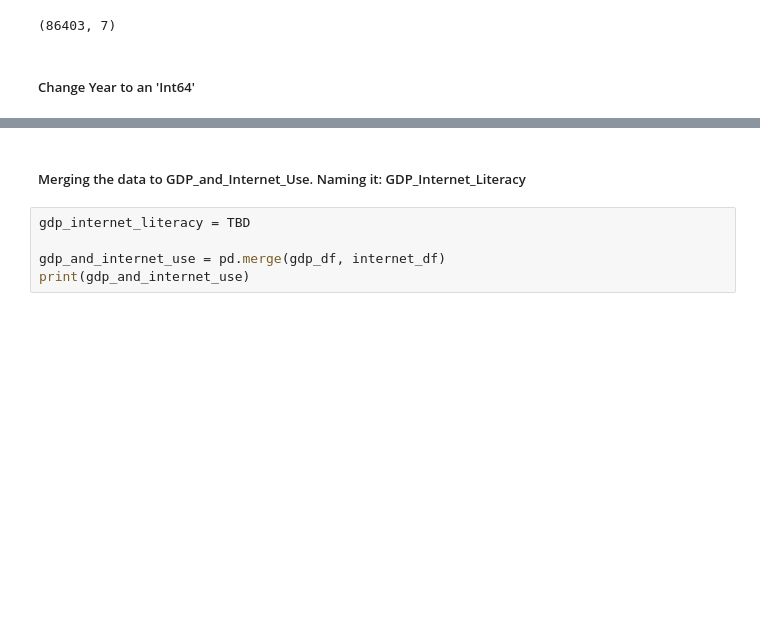
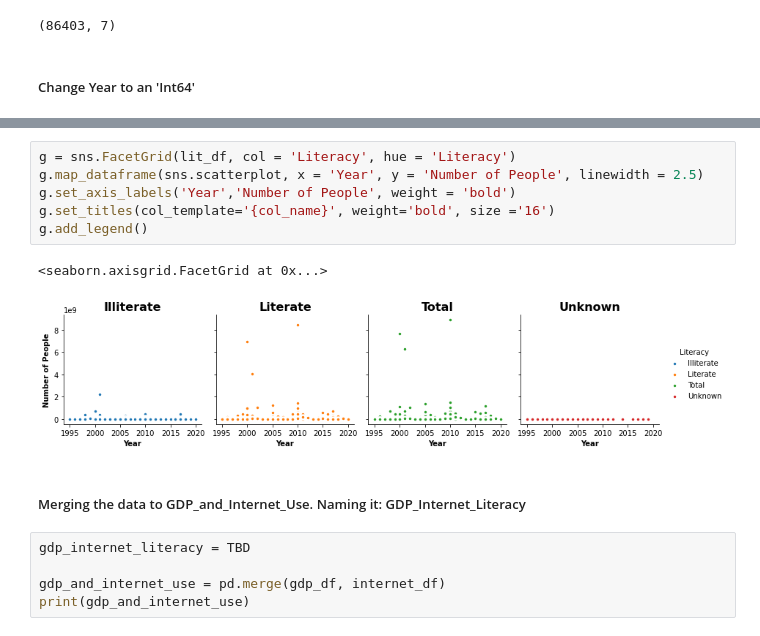
Before and after one commit to NSS-Data-Analytics-Cohort-7/gdp-and-internet-usage-HannahSolima, a Jupyter notebook: Notebook/UN Database Project.ipynb, the cells around one changed output, grey strips where cells are left out. Saved outputs shown, nothing was run; the diff lists cells and outputs as text; blank space fills up the shorter version.

```diff
--- a/Notebook/UN Database Project.ipynb
+++ b/Notebook/UN Database Project.ipynb
@@ -755,3 +894,12 @@ print(literacy_shape)
+# %%
+g = sns.FacetGrid(lit_df, col = 'Literacy', hue = 'Literacy')
+g.map_dataframe(sns.scatterplot, x = 'Year', y = 'Number of People', linewidth = 2.5)
+g.set_axis_labels('Year','Number of People', weight = 'bold')
+g.set_titles(col_template='{col_name}', weight='bold', size ='16')
+g.add_legend()
+# %% [output]
+<seaborn.axisgrid.FacetGrid at 0x...>
+[figure, added]
 # %% [markdown]
 ##### Merging the data to GDP_and_Internet_Use. Naming it: GDP_Internet_Literacy
 # %%
```
Also changed, not shown: parts of 19 cells of this notebook.
